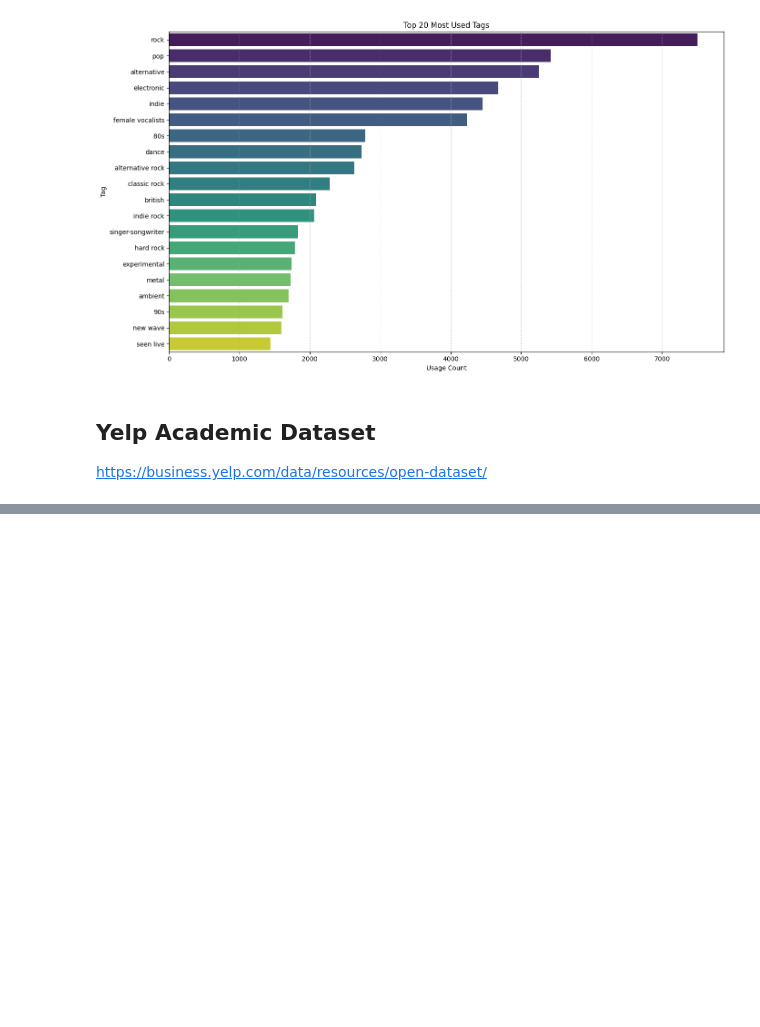
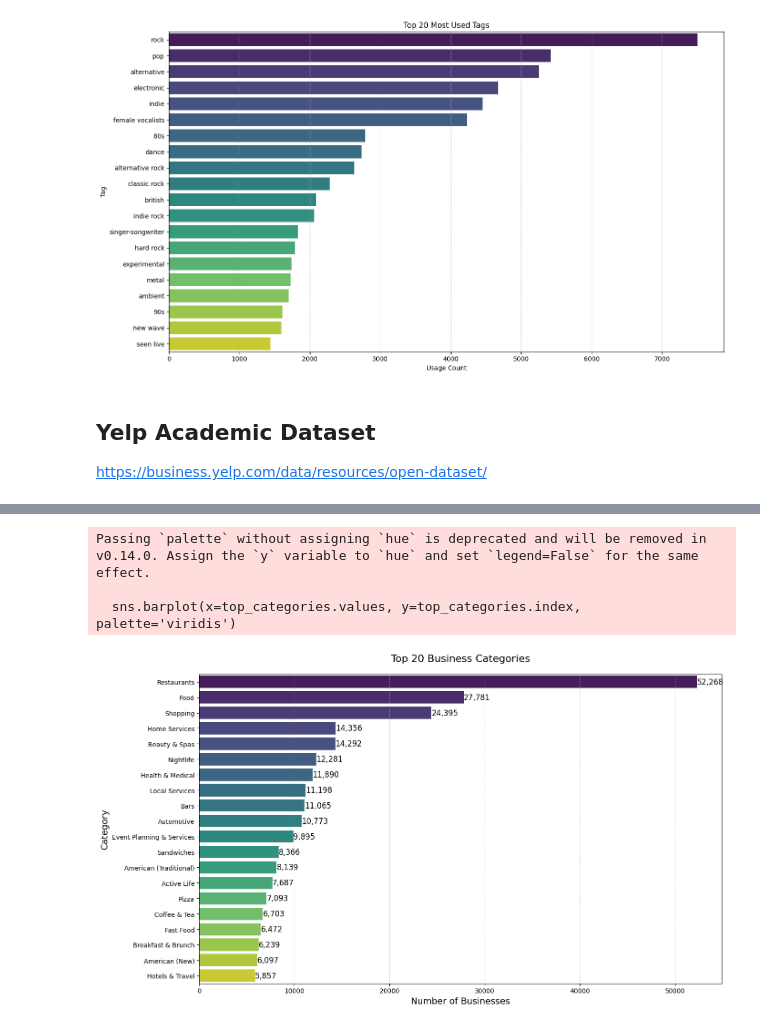
Before and after one commit to jasper7c/CS5481-RecommenderSystem, a Jupyter notebook: Visualization/Visualization.ipynb, the cells around one changed output, grey strips where cells are left out. Drawn from its saved outputs; the diff is of its cells as text; code cells hidden in the pictures; blank space fills up the shorter version.

```diff
--- a/Visualization/Visualization.ipynb
+++ b/Visualization/Visualization.ipynb
@@ -408,0 +447,23 @@ https://business.yelp.com/data/resources/open-dataset/
+# %%
+# Extract all categories
+categories = businesses['categories'].str.split(', ').explode()
+top_categories = categories.value_counts().head(20)
+
+
+plt.figure(figsize=(14,8))
+sns.barplot(x=top_categories.values, y=top_categories.index, palette='viridis')
+plt.title('Top 20 Business Categories', fontsize=16, pad=20)
+plt.xlabel('Number of Businesses', fontsize=14)
+plt.ylabel('Category', fontsize=14)
+plt.grid(True, axis='x', linestyle='--', alpha=0.5)
+
+for i, v in enumerate(top_categories.values):
+    plt.text(v + 10, i, f"{v:,}", ha='left', va='center', fontsize=12)
+
+plt.tight_layout()
+plt.show()
+# %% [output]
+Passing `palette` without assigning `hue` is deprecated and will be removed in v0.14.0. Assign the `y` variable to `hue` and set `legend=False` for the same effect.
+
+  sns.barplot(x=top_categories.values, y=top_categories.index, palette='viridis')
+[figure, added]
```
Also changed, not shown: parts of 4 cells of this notebook, 3 other files.
